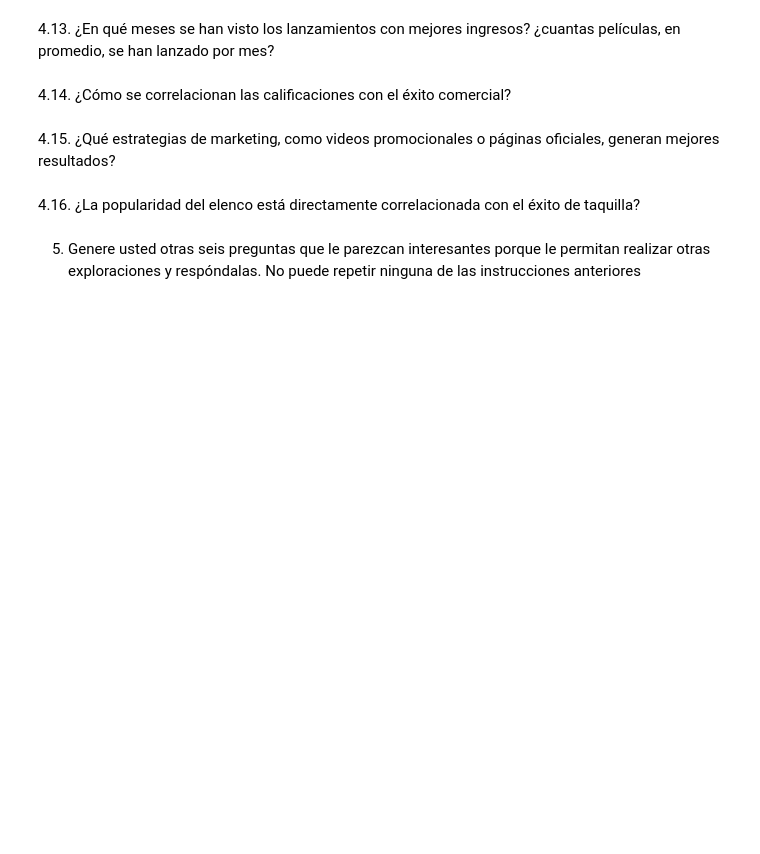
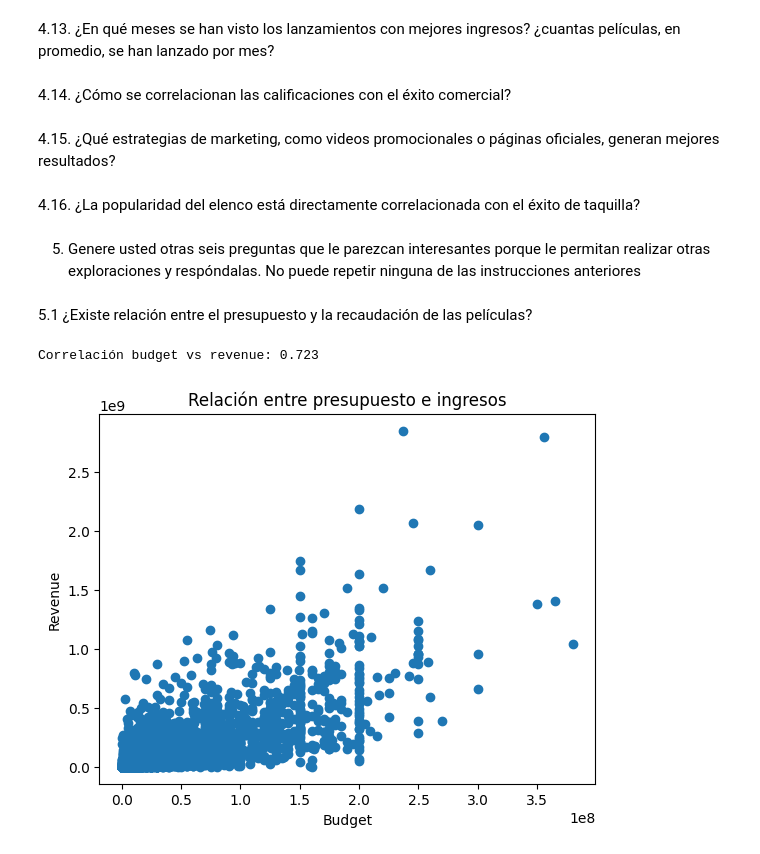
Before and after one commit to CamiR24/Lab1-Mineria, a Jupyter notebook: lab1.ipynb, the cells around one changed output. Cells and saved outputs as stored; diff of their text form; code cells hidden in the pictures; blank space fills up the shorter version.

```diff
--- a/lab1.ipynb
+++ b/lab1.ipynb
@@ -891,3 +891,23 @@ plt.title("Popularidad del elenco vs éxito de taquilla")
 plt.show()
 # %% [markdown]
 5. Genere usted otras seis preguntas que le parezcan interesantes porque le permitan realizar otras exploraciones y respóndalas. No puede repetir ninguna de las instrucciones anteriores
+# %% [markdown]
+5.1 ¿Existe relación entre el presupuesto y la recaudación de las películas?
+# %%
+# Filtrar valores positivos
+df_br = data[(data["budget"] > 0) & (data["revenue"] > 0)]
+
+# Correlación
+corr = df_br["budget"].corr(df_br["revenue"])
+print("Correlación budget vs revenue:", round(corr, 3))
+
+# Gráfico
+plt.figure()
+plt.scatter(df_br["budget"], df_br["revenue"])
+plt.xlabel("Budget")
+plt.ylabel("Revenue")
+plt.title("Relación entre presupuesto e ingresos")
+plt.show()
+# %% [output]
+Correlación budget vs revenue: 0.723
+[figure, added]
```
Also changed, not shown: parts of 2 cells of this notebook.
